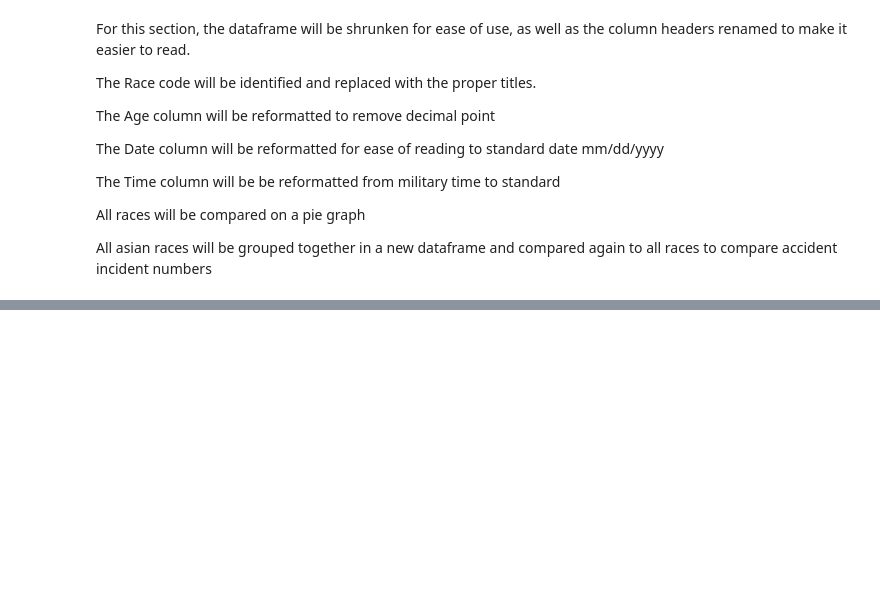
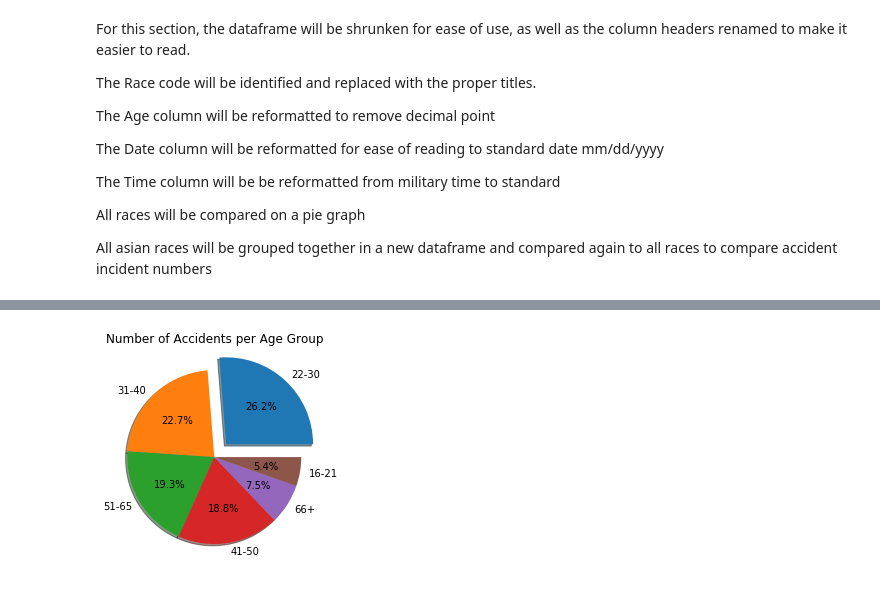
Before and after one commit to Armayni/ProjectOne, a Jupyter notebook: Nicole-TrendAnalysis_motorVehicleAccidents.ipynb, the cells around one changed output, grey strips where cells are left out. Saved outputs shown, nothing was run; the diff lists cells and outputs as text; code cells hidden in the pictures; blank space fills up the shorter version.

```diff
--- a/Nicole-TrendAnalysis_motorVehicleAccidents.ipynb
+++ b/Nicole-TrendAnalysis_motorVehicleAccidents.ipynb
@@ -160,0 +154,5 @@ weekday_df
+# %%
+bins = [16, 21, 30, 40, 50, 65, 100 ]
+labels = ["16-21", "22-30", "31-40", "41-50", "51-65", "66+"]
+accident_df["Age Range"] = pd.cut(accident_df["Age"], bins, labels=labels)
+accident_df.head()
@@ -160,0 +166,9 @@ weekday_df
+# %%
+age_list= accident_df["Age Range"].value_counts().index.tolist()
+age_counts=accident_df["Age Range"].value_counts()
+age_df = pd.DataFrame(age_counts, age_list)
+age_df.columns = ["Number of Accidents"]
+age_df["Age Range"] = age_df.index
+age_df.reset_index(drop=True, inplace=True)
+
+age_df
@@ -160,0 +183,10 @@ weekday_df
+# %%
+labels=age_df["Age Range"].tolist()
+explode = (0.2, 0, 0, 0, 0, 0)
+plt.pie(age_df["Number of Accidents"], explode=explode, labels = labels, shadow=True,
+        autopct="%1.1f%%")
+plt.title("Number of Accidents per Age Group")
+plt.savefig("AccidentsByAge.png", type="png", dpi=100, orientation= "landscape",
+           bbox_inches="tight")
+# %% [output]
+[figure, added]
```
Also changed, not shown: parts of 18 cells of this notebook, 6 other files.
